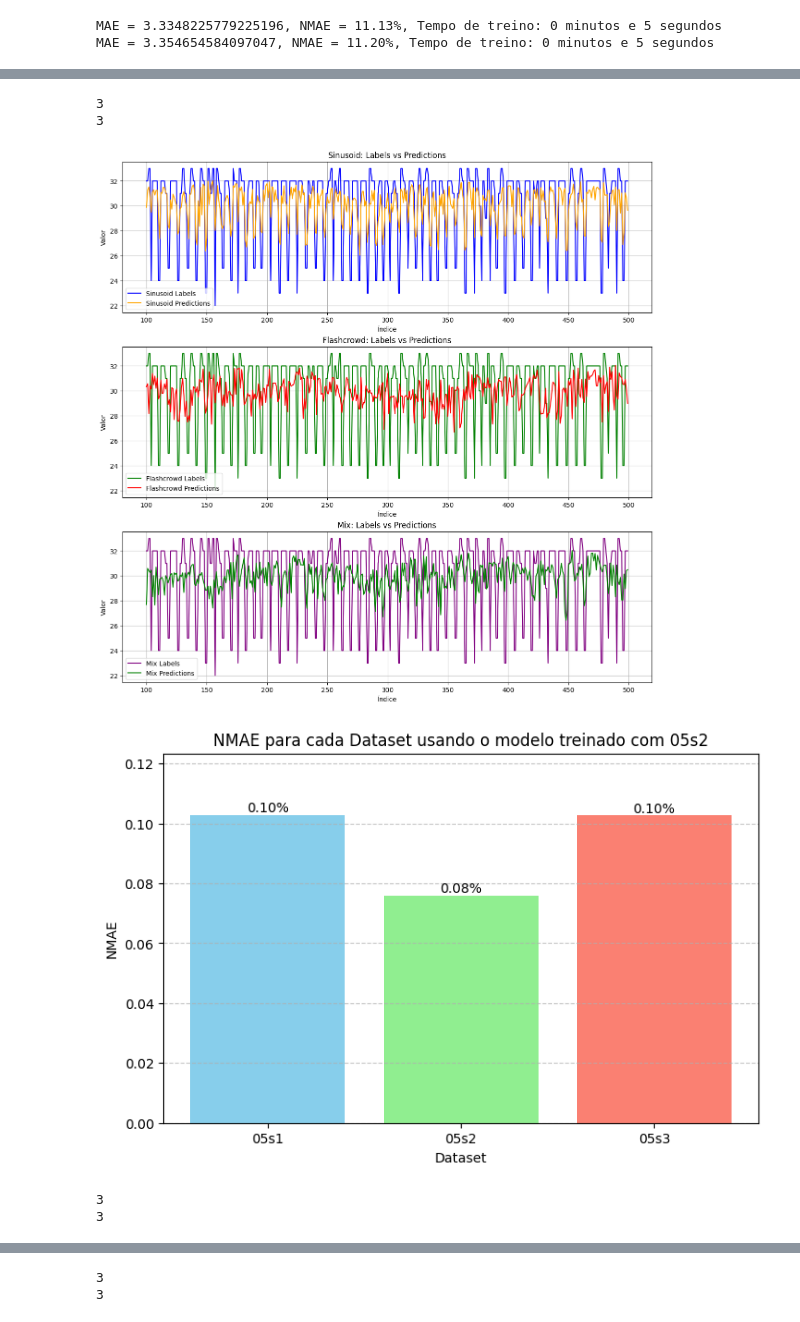
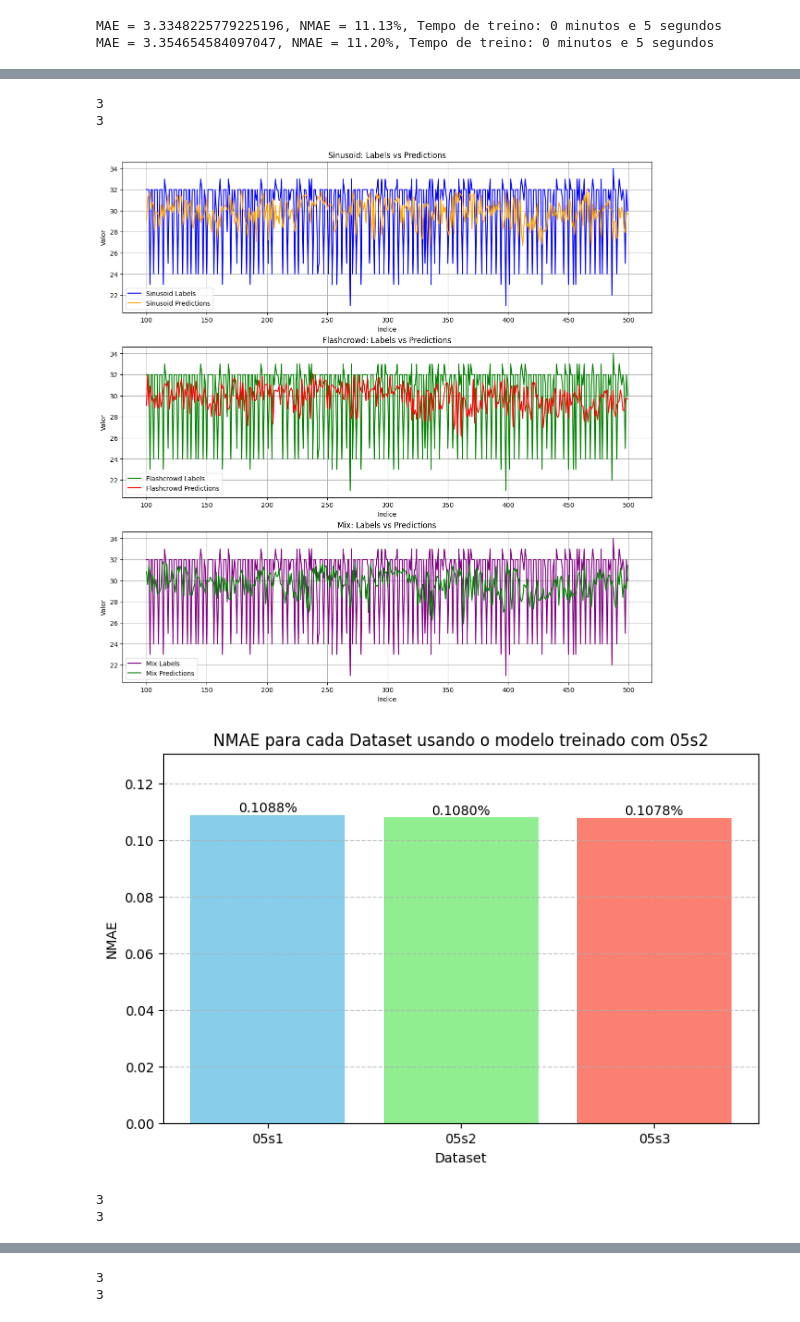
Before and after one commit to lukilme/search-telemetry-service-estimation, a Jupyter notebook: scope.ipynb, the cells around one changed output, grey strips where cells are left out. Drawn from its saved outputs; the diff is of its cells as text; code cells hidden in the pictures.

```diff
--- a/scope.ipynb
+++ b/scope.ipynb
@@ -67,7 +67,7 @@ sleep10_features, sleep10_labels = merge_dataset(sleep10_int, sleep10_dash)
 sleep05_features, sleep05_labels = merge_dataset(sleep05_int, sleep05_dash)
 sleep0_features, sleep0_labels = merge_dataset(sleep0_int, sleep0_dash)
 
-sleep05_features_df = pd.DataFrame(sleep05_features)
+sleep05_features_df = pd.DataFrame(sleep1_features)
 sleep1_features_df = pd.DataFrame(sleep1_features)
 sleep10_features_df = pd.DataFrame(sleep10_features)
 
@@ -173,7 +173,7 @@ model_names = ['05s1', '05s2', '05s3']
 models = [model_05s1, model_05s2, model_05s3]
 
 features_list = [sleep05_switch1, sleep05_switch2, sleep05_switch3]
-labels_list = [sleep05_labels, sleep05_labels, sleep05_labels]
+labels_list = [sleep1_labels, sleep1_labels, sleep1_labels]
 
 for model, model_name in zip(models, model_names):
     predictions = [model.predict(features) for features in features_list]
@@ -190,7 +190,7 @@ for model, model_name in zip(models, model_names):
         plt.text(
             bar.get_x() + bar.get_width() / 2,
             bar.get_height(),
-            f'{value:.2f}%',
+            f'{value:.4f}%',
             ha='center', va='bottom'
         )
     plt.grid(axis='y', linestyle='--', alpha=0.7)
@@ -210,6 +210,6 @@ for model, model_name in zip(models, model_names):
 3
 3
-[figure, old version]
+[figure, new version]
-[figure, old version]
+[figure, new version]
 3
 3
```
Also changed, not shown: parts of 1 cell of this notebook.
